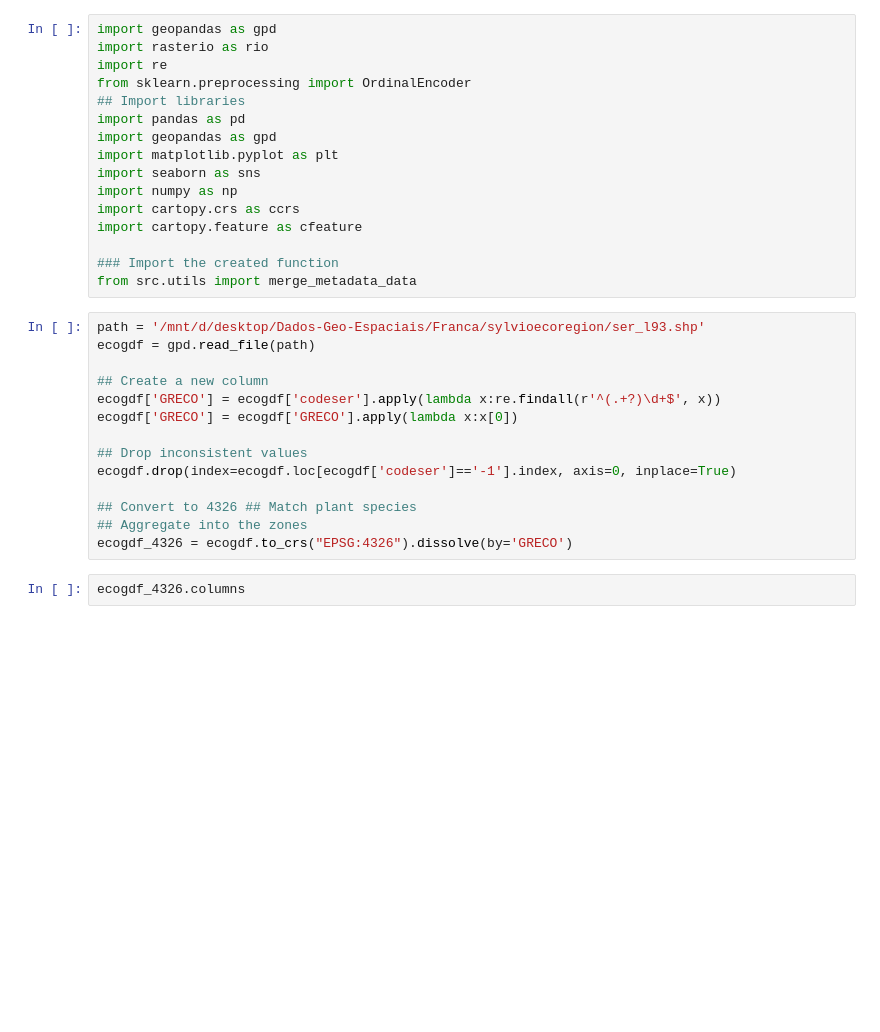
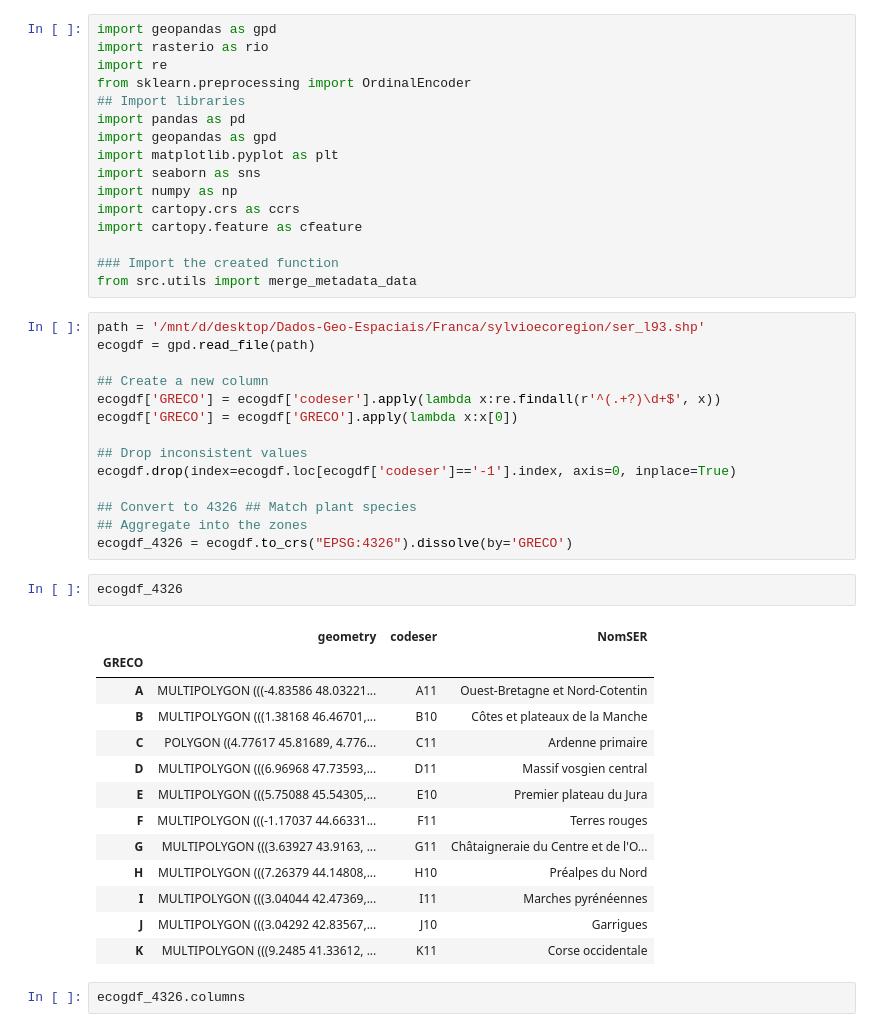
Before and after one commit to emanuel-gf/PlantNet-Species-ML-Project, a Jupyter notebook: ecoregions.ipynb, the cells around one changed output. Saved outputs shown, nothing was run; the diff lists cells and outputs as text; blank space fills up the shorter version.

```diff
--- a/ecoregions.ipynb
+++ b/ecoregions.ipynb
@@ -28,6 +28,22 @@ ecogdf.drop(index=ecogdf.loc[ecogdf['codeser']=='-1'].index, axis=0, inplace=Tru
 ## Convert to 4326 ## Match plant species
 ## Aggregate into the zones
 ecogdf_4326 = ecogdf.to_crs("EPSG:4326").dissolve(by='GRECO')
+# %%
+ecogdf_4326
+# %% [output]
+|  | geometry | codeser | NomSER |
+| GRECO |  |  |  |
+| A | MULTIPOLYGON (((-4.83586 48.03221... | A11 | Ouest-Bretagne et Nord-Cotentin |
+| B | MULTIPOLYGON (((1.38168 46.46701,... | B10 | Côtes et plateaux de la Manche |
+| C | POLYGON ((4.77617 45.81689, 4.776... | C11 | Ardenne primaire |
+| D | MULTIPOLYGON (((6.96968 47.73593,... | D11 | Massif vosgien central |
+| E | MULTIPOLYGON (((5.75088 45.54305,... | E10 | Premier plateau du Jura |
+| F | MULTIPOLYGON (((-1.17037 44.66331... | F11 | Terres rouges |
+| G | MULTIPOLYGON (((3.63927 43.9163, ... | G11 | Châtaigneraie du Centre et de l'O... |
+| H | MULTIPOLYGON (((7.26379 44.14808,... | H10 | Préalpes du Nord |
+| I | MULTIPOLYGON (((3.04044 42.47369,... | I11 | Marches pyrénéennes |
+| J | MULTIPOLYGON (((3.04292 42.83567,... | J10 | Garrigues |
+| K | MULTIPOLYGON (((9.2485 41.33612, ... | K11 | Corse occidentale |
 # %%
 ecogdf_4326.columns
 # %% [output]
```
Also changed, not shown: parts of 19 cells of this notebook, 3 other files.
